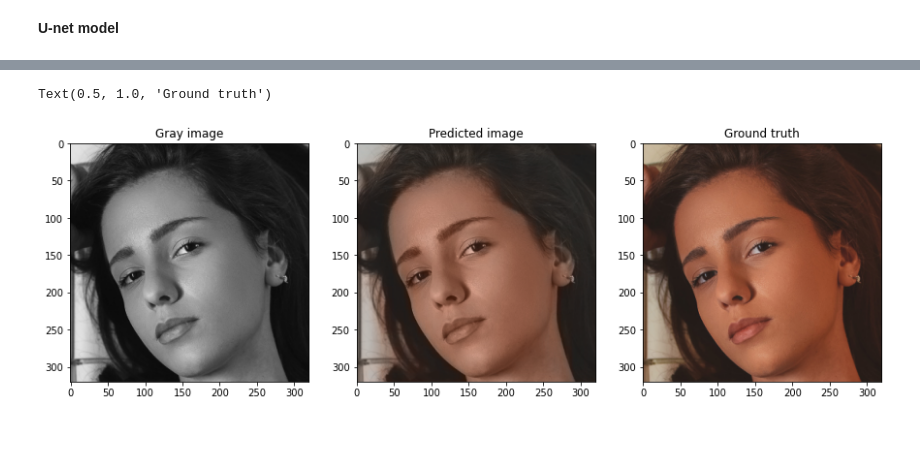
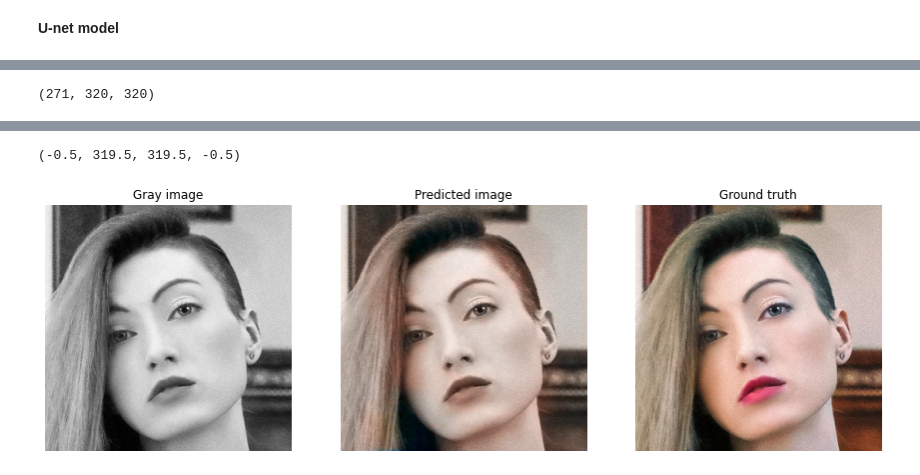
Before and after one commit to pulsatil1/b-w_photos_colorizer, a Jupyter notebook: colorizer.ipynb, the cells around one changed output, grey strips where cells are left out. Drawn from its saved outputs; the diff is of its cells as text; code cells hidden in the pictures; blank space fills up the shorter version.

Commit message:
Little changes in model. Delete unused code

```diff
--- a/colorizer.ipynb
+++ b/colorizer.ipynb
@@ -19,5 +19,5 @@ set_seed(seed_value)
 img_size = (320, 320)
 input_size = 320
 # batch_size = 64
-batch_size = 128
+batch_size = 96
 # %%
@@ -128,6 +150,6 @@ A_model = get_Alpha_model(input_size)
 # %%
 A_model.compile(optimizer='rmsprop', loss='mse')
-A_model.fit(GenerateInputs(X_train,y_train), epochs=30, verbose=1, steps_per_epoch=3, validation_data=(X_val, y_val), shuffle=True)
+A_model.fit(GenerateInputs(X_train,y_train), epochs=20, verbose=1, steps_per_epoch=3, validation_data=(X_val, y_val), shuffle=True)
 # A_model.fit(x=X, y=Y, batch_size=1, epochs=3)
 print(A_model.evaluate(X_val, y_val))
 # %% [output]
@@ -207,8 +228,8 @@ def get_U_model(input_size):
     # Entry block
     x = layers.Conv2D(32, 3, strides=2, padding="same")(inputs)
     x = layers.BatchNormalization()(x)
-    # x = layers.Activation("relu")(x)
-    x = layers.LeakyReLU()(x)
+    x = layers.Activation("relu")(x)
+    # x = layers.LeakyReLU()(x)
 
     previous_block_activation = x  # Set aside residual
 
@@ -256,11 +277,6 @@ def get_U_model(input_size):
     # Define the model
     model = Model(inputs, outputs)
     return model
-
-
-# Build model
-# model = get_model(img_size)
-# model.summary()
 # %%
 model = get_U_model(input_size)
 model.summary()
@@ -286,10 +303,10 @@ ________________________________________________________________________________
 # %%
 # model.compile(optimizer="adam", loss=tf.keras.losses.MeanSquaredError())
-model.compile(optimizer="rmsprop", loss='mae', metrics=["mae"])
-steps_per_epoch = len(y_train) // batch_size
+model.compile(optimizer="rmsprop", loss='mse', metrics=["mae"])
 callbacks = [tf.keras.callbacks.ModelCheckpoint("oxford_segmentation.h5", save_best_only=True)]
 
 epochs = 100
+steps_per_epoch = len(y_train) // batch_size
 history = model.fit(GenerateInputs(X_train,y_train), epochs=epochs, steps_per_epoch=steps_per_epoch, validation_data=(X_val, y_val), callbacks=callbacks, shuffle=True)
 # %% [output]
 Epoch 1/100
@@ -320,29 +347,38 @@ Validation 0.03251635283231735
+# %%
+X_val.shape
+# %% [output]
+(271, 320, 320)
 # %%
-# idx = 324
-idx = 25
+idx = np.random.randint(0, len(X_val))
 
-img_rgb = cv2.cvtColor(cv2.imread(input_img_paths[idx]), cv2.COLOR_BGR2RGB)
-img_rgb = cv2.resize(img_rgb, (input_size, input_size))
-img = cv2.cvtColor(img_rgb, cv2.COLOR_RGB2Lab)
-img = (1.0/255*img)
-gray = img[:,:,0]
-gray = np.expand_dims(gray, axis=0)
+gray = X_val[idx]
 
-output = model.predict(gray)
+output = model.predict(np.expand_dims(gray, axis=0))
 
 # gathering image chanels
 new_img = np.zeros((input_size, input_size, 3))
-new_img[:,:,0] = gray.reshape(gray.shape[1:])
+new_img[:,:,0] = gray
 new_img[:,:,1:] = output
 new_img = 255*new_img
 new_img = new_img.astype(np.uint8)
 new_img = cv2.cvtColor(new_img, cv2.COLOR_Lab2RGB)
 
+#lab to rgb
+lab_img = np.zeros((input_size, input_size, 3))
+lab_img[:,:,0] = gray
+lab_img[:,:,1:] = y_val[idx]
+lab_img = 255*lab_img
+lab_img = lab_img.astype(np.uint8)
+rgb_img = cv2.cvtColor(lab_img, cv2.COLOR_Lab2RGB)
 
-plt.subplot(131), plt.imshow(cv2.cvtColor(img_rgb, cv2.COLOR_RGB2GRAY), cmap='gray')
+
+plt.subplot(131), plt.imshow(gray*255, cmap='gray')
 plt.title("Gray image")
+plt.axis('off')
 plt.subplot(132), plt.imshow(new_img)
 plt.title("Predicted image")
-plt.subplot(133), plt.imshow(img_rgb)
+plt.axis('off')
+plt.subplot(133), plt.imshow(rgb_img)
 plt.title("Ground truth")
+plt.axis('off')
 # %% [output]
@@ -350,2 +386,2 @@ plt.title("Ground truth")
-Text(0.5, 1.0, 'Ground truth')
+(-0.5, 319.5, 319.5, -0.5)
-[figure, old version]
+[figure, new version]
```
Also changed, not shown: parts of 14 cells of this notebook.
